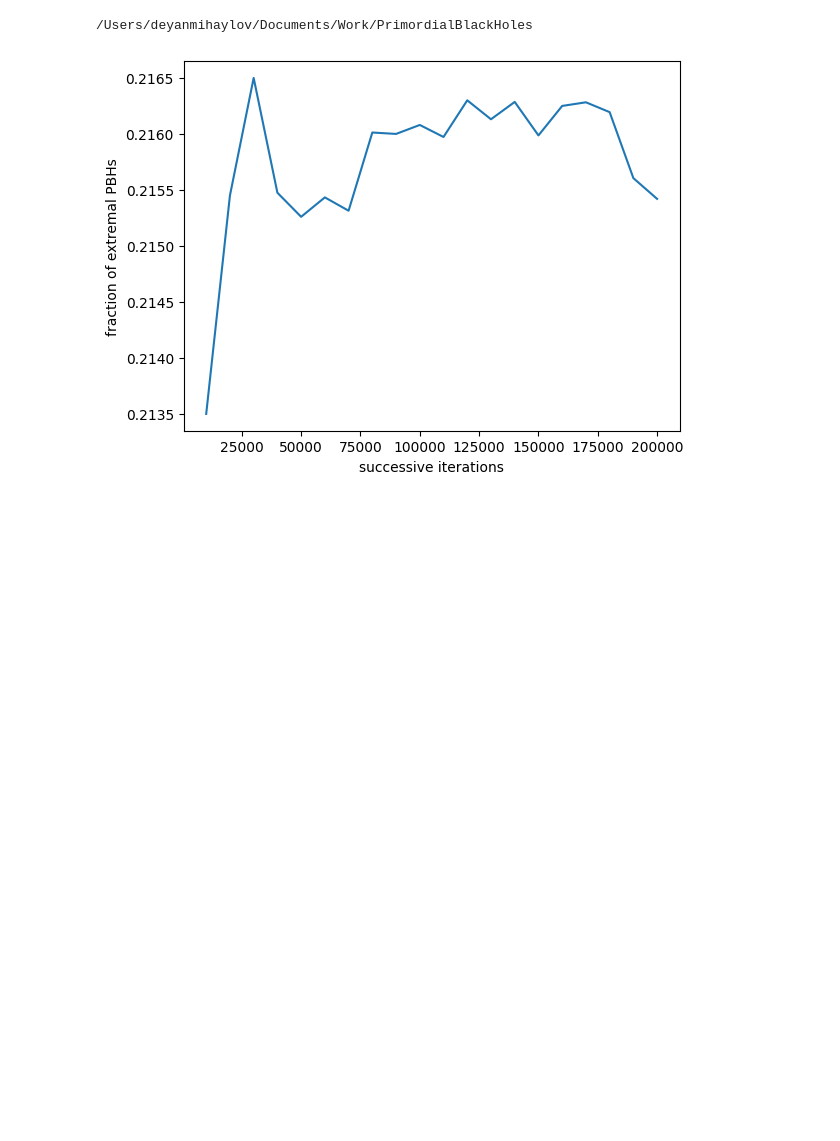
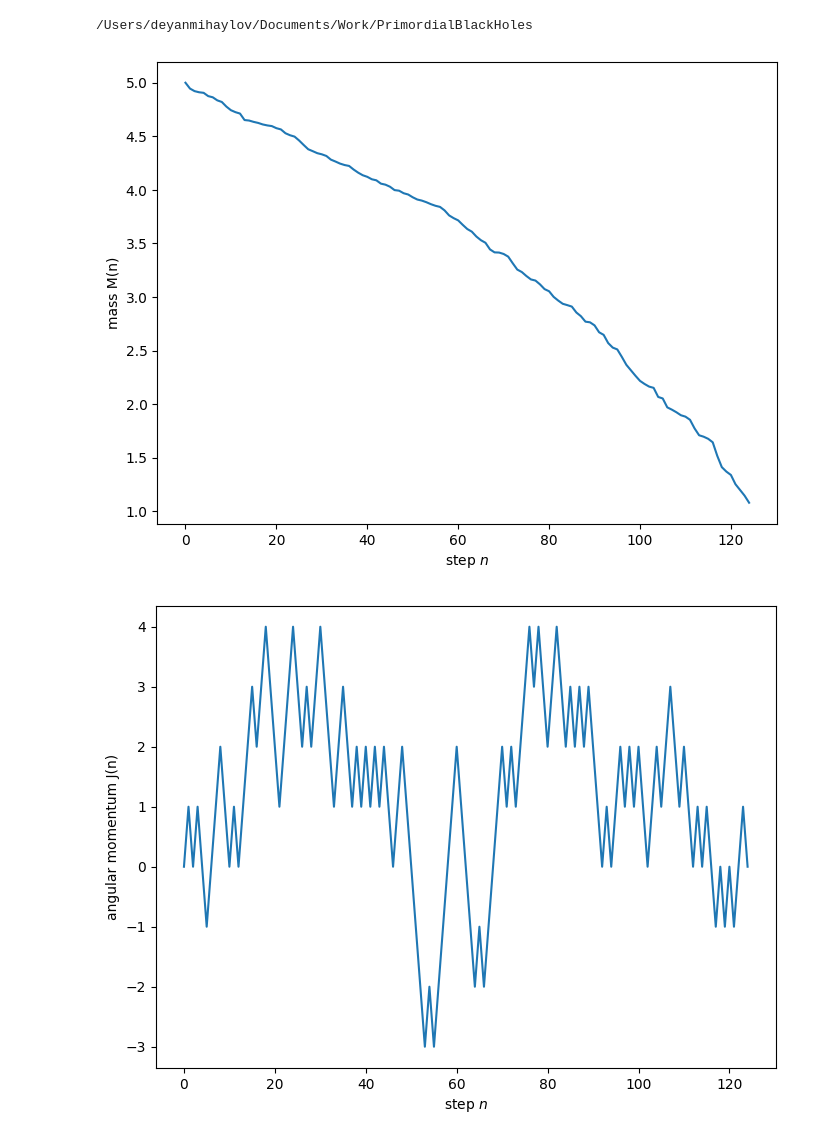
Before and after one commit to qtaylorphys/BH_Extremal, a Jupyter notebook: scripts/paths.ipynb, the cells around one changed output. Cells and saved outputs as stored; diff of their text form; code cells hidden in the pictures; blank space fills up the shorter version.

Commit message:
Update paths notebook

```diff
--- a/scripts/paths.ipynb
+++ b/scripts/paths.ipynb
@@ -14,7 +14,7 @@ spacetime = "Kerr"
 initial_mass = 5.
 final_mass = 1.
 initial_momentum = 0.
-save_path = False
+save_path = True
 # %%
 # Create PrimordialBlackHole object
 pbh = PrimordialBlackHole(
@@ -35,21 +31,13 @@ zfl = len(str(N_batch))
 # %%
-i_total = 0
-i_batch = 0
+# Execute the model N_paths times and save the paths in files
+for i in range(N_paths):
+    pbh.evolve()
 
-while i_total < N_total:
-    batch_results = []
-    for i in range(N_per_batch):
-        pbh.evolve()
-        batch_results.append(pbh.extremal)
-
-    with h5py.File(f"data/count_batch_{i_batch:0{zfl}}.h5", 'w') as f:
+    with h5py.File(f"data/path_{i:0{zfl}}.h5", 'w') as f:
         f.create_dataset(
             "data",
-            data=np.array(batch_results),
+            data=np.array(pbh.path),
             compression="gzip",
             compression_opts=9,
         )
-
-    i_batch += 1
-    i_total += N_per_batch
 # %%
@@ -75,12 +49,44 @@ N_totals = np.array(N_totals)
 # %%
-# Plot counts
-plt.figure()
+# Generate steps for plotting
+steps = np.arange(path.shape[0])
 
-plt.plot(N_totals, N_extremals / N_totals)
+# Plot mass evolution
+plt.figure(figsize=(8, 6))
+plt.plot(steps, path[:, 0])
 
-plt.xlabel("successive iterations")
-plt.ylabel("fraction of extremal PBHs")
+plt.xlabel(r"step $n$")
+plt.ylabel(r"mass M(n)")
 
 plt.show()
+
+# Plot angular momentum evolution
+plt.figure(figsize=(8, 6))
+plt.plot(steps, path[:, 1])
+
+plt.xlabel(r"step $n$")
+plt.ylabel(r"angular momentum J(n)")
+
+plt.show()
+
+# Plot a_* (spin parameter) evolution
+plt.figure(figsize=(8, 6))
+plt.plot(steps, path[:, 2])
+
+plt.xlabel(r"step $n$")
+plt.ylabel(r"a_{*} (n)")
+
+plt.show()
+
+# Plot temperature evolution
+plt.figure(figsize=(8, 6))
+plt.plot(steps, path[:, 4])
+
+plt.yscale('log')
+
+plt.xlabel(r"step $n$")
+plt.ylabel(r"temperature T(n)")
+
+plt.show()
 # %% [output]
-[figure, old version]
+[figure, new version]
+[figure, added]
```
Also changed, not shown: parts of 3 cells of this notebook.
